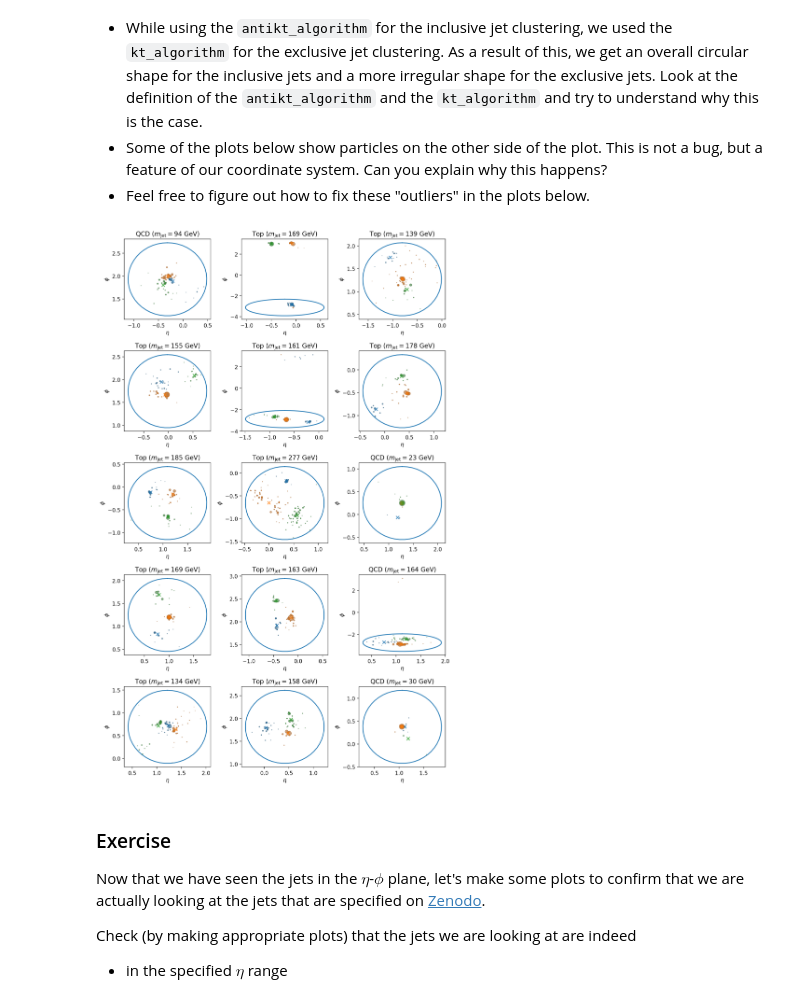
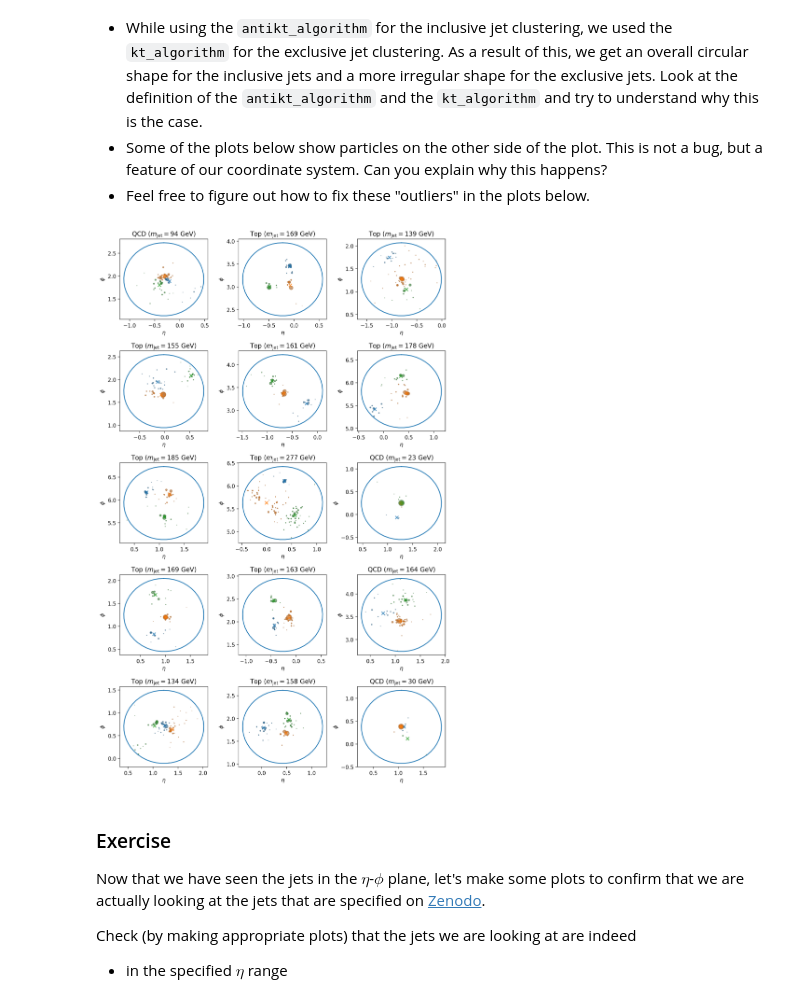
Before and after one commit to joschkabirk/jet_clustering, a Jupyter notebook: jet_clustering_tutorial.ipynb, the cells around one changed output. Saved outputs shown, nothing was run; the diff lists cells and outputs as text; code cells hidden in the pictures.

Commit message:
Add helper to avoid the jumps in phi (scatter plots) and avoid re-download of dataset when running notebook again

```diff
--- a/jet_clustering_tutorial.ipynb
+++ b/jet_clustering_tutorial.ipynb
@@ -84,7 +84,7 @@ I recommend using something on `/beegfs/desy/user/<username>/` if you are at DES
 # %%
 # CHANGE THIS TO YOUR OWN PATH IF YOU WANT TO RUN THIS
 dataset_path = pathlib.Path(
-    "/beegfs/desy/user/birkjosc/testing/jet_clustering"
+    "/beegfs/u/bbc7731/testing/jet_clustering_tutorial"
 )
 # %%
 dataset_path.mkdir(parents=True, exist_ok=True)
@@ -304,6 +307,13 @@ Think about the following questions:
     a bug, but a feature of our coordinate system. Can you explain why this happens?
 - Feel free to figure out how to fix these "outliers" in the plots below.
 # %%
+def unwrap_phi(phi, phi_center):
+    """Unwrap phi values relative to a center, avoiding 2pi jumps."""
+    dphi = phi - phi_center
+    # wrap dphi to [-pi, pi]
+    dphi = (dphi + np.pi) % (2 * np.pi) - np.pi
+    return phi_center + dphi
+
 n_jets_plot = 15
 n_cols = 3
 n_rows = int((n_jets_plot - 0.5) // n_cols + 1)
@@ -314,53 +324,55 @@ np.random.seed(42)
 random_jets_to_plot = np.random.choice(len(jet_constituents)-1, n_jets_plot, replace=False)
 
 for i_plot, i_jet in enumerate(random_jets_to_plot):
+    # use the leading inclusive jet phi as the reference center
+    jet_phi = inclusive_jets_antikt_pt_sorted[i_jet].phi[0] % (2*np.pi)
+
     kwargs = dict(color=f"k")
     # plot the position of the pseudojets (i.e. jet constituents)
     ax[i_plot].scatter(
         jet_constituents[i_jet].eta,
-        jet_constituents[i_jet].phi,
+        unwrap_phi(jet_constituents[i_jet].phi % (2*np.pi), jet_phi),
         s=jet_constituents[i_jet].pt * 0.5, # markersize proportional to pt
         marker="o", alpha=0.3, **kwargs
     )
     # plot the position of the axes of the exclusive jets
     for i, exc_jet in enumerate(exclusive_jets_3[i_jet]):
         kwargs = dict(color=f"C{i}", alpha=0.8, marker="x")
         ax[i_plot].scatter(
             exc_jet.eta,
-            exc_jet.phi,
+            unwrap_phi(exc_jet.phi % (2*np.pi), jet_phi),
             **kwargs
         )
     # plot the position of the constituents of the exclusive jets
     for i, exc_jet in enumerate(exclusive_jets_3_const[i_jet]):
         kwargs = dict(color=f"C{i}", alpha=0.3, marker="o")
         ax[i_plot].scatter(
             exc_jet.eta,
-            exc_jet.phi,
+            unwrap_phi(exc_jet.phi % (2*np.pi), jet_phi),
             s=exc_jet.pt * 0.5, # markersize proportional to pt
             **kwargs
         )
     # plot the position of the leading pt inclusive jet
-    phi = inclusive_jets_antikt_pt_sorted[i_jet].phi[0]
-    eta = inclusive_jets_antikt_pt_sorted[i_jet].eta[0]
-    mass = inclusive_jets_antikt_pt_sorted[i_jet].mass[0]
+    jet_eta = inclusive_jets_antikt_pt_sorted[i_jet].eta[0]
+    jet_mass = inclusive_jets_antikt_pt_sorted[i_jet].mass[0]
     lin = np.linspace(0, 2*np.pi, 50)
     ax[i_plot].plot(
-        eta+R*np.sin(lin),
-        phi+R*np.cos(lin),
+        jet_eta+R*np.sin(lin),
+        jet_phi+R*np.cos(lin),
     )
     if is_top[i_jet] == True:
-        ax[i_plot].set_title(f"Top ($m_\\mathrm{{jet}}={mass:.0f}$ GeV)")
+        ax[i_plot].set_title(f"Top ($m_\\mathrm{{jet}}={jet_mass:.0f}$ GeV)")
     else:
-        ax[i_plot].set_title(f"QCD ($m_\\mathrm{{jet}}={mass:.0f}$ GeV)")
+        ax[i_plot].set_title(f"QCD ($m_\\mathrm{{jet}}={jet_mass:.0f}$ GeV)")
     ax[i_plot].set_xlabel("$\\eta$")
     ax[i_plot].set_ylabel("$\\phi$")
     # ax[i_plot].set_xlim(-3, 3)
     # ax[i_plot].set_ylim(-np.pi, np.pi)
 
 fig.tight_layout()
 plt.show()
 # %% [output]
-[figure, old version]
+[figure, new version]
 # %% [markdown]
 ### Exercise
 
```
Also changed, not shown: parts of 4 cells of this notebook.
